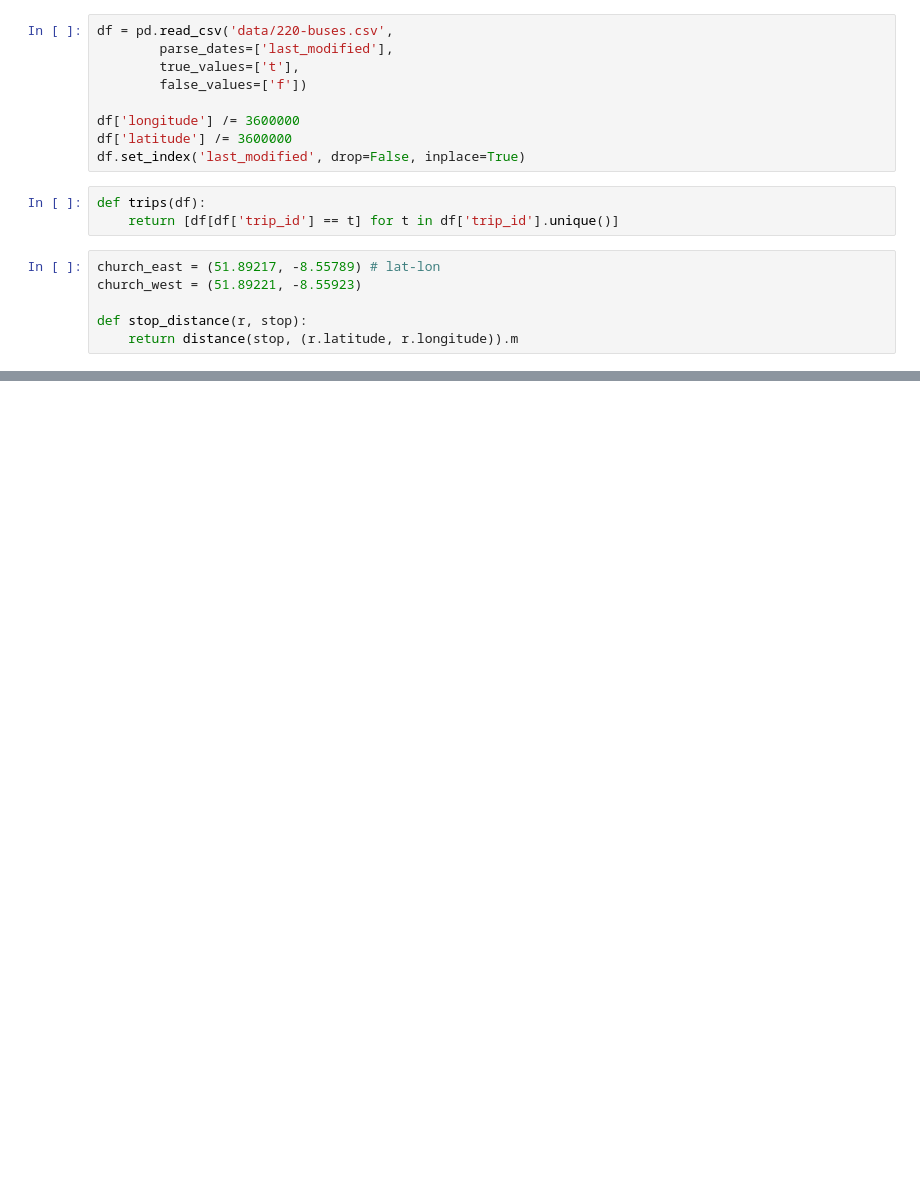
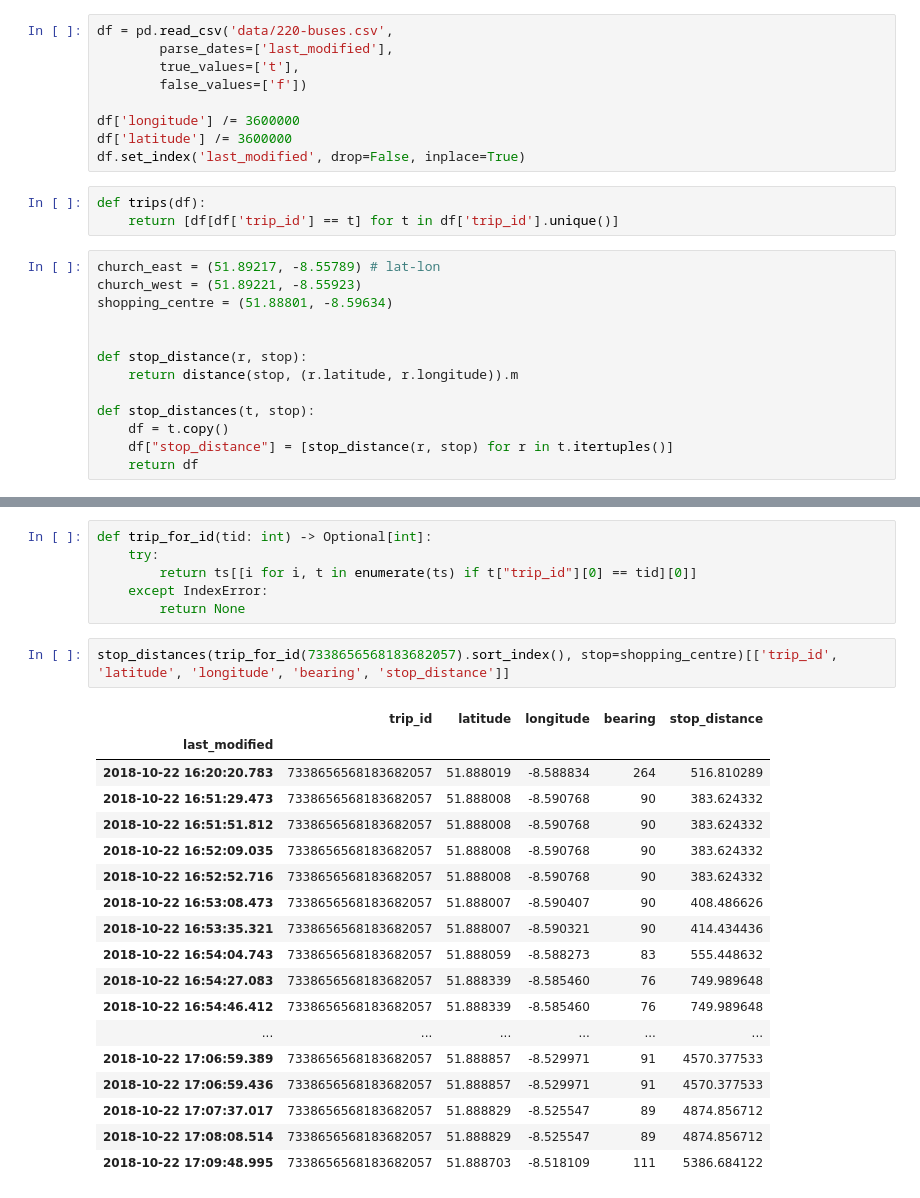
Before and after one commit to undergroundquizscene/busboy, a Jupyter notebook: ARIMA.ipynb, the cells around one changed output, grey strips where cells are left out. Saved outputs shown, nothing was run; the diff lists cells and outputs as text; blank space fills up the shorter version.

```diff
--- a/ARIMA.ipynb
+++ b/ARIMA.ipynb
@@ -27,8 +28,15 @@ def trips(df):
 # %%
 church_east = (51.89217, -8.55789) # lat-lon
 church_west = (51.89221, -8.55923)
+shopping_centre = (51.88801, -8.59634)
+
 
 def stop_distance(r, stop):
     return distance(stop, (r.latitude, r.longitude)).m
+
+def stop_distances(t, stop):
+    df = t.copy()
+    df["stop_distance"] = [stop_distance(r, stop) for r in t.itertuples()]
+    return df
 # %%
 def stop_rows(stop, trip, threshold=100):
@@ -53,0 +87,27 @@ AttributeError: 'Pandas' object has no attribute 'stop_distance'
+# %%
+def trip_for_id(tid: int) -> Optional[int]:
+    try:
+        return ts[[i for i, t in enumerate(ts) if t["trip_id"][0] == tid][0]]
+    except IndexError:
+        return None
+# %%
+stop_distances(trip_for_id(7338656568183682057).sort_index(), stop=shopping_centre)[['trip_id', 'latitude', 'longitude', 'bearing', 'stop_distance']]
+# %% [output]
+|  | trip_id | latitude | longitude | bearing | stop_distance |
+| last_modified |  |  |  |  |  |
+| 2018-10-22 16:20:20.783 | 7338656568183682057 | 51.888019 | -8.588834 | 264 | 516.810289 |
+| 2018-10-22 16:51:29.473 | 7338656568183682057 | 51.888008 | -8.590768 | 90 | 383.624332 |
+| 2018-10-22 16:51:51.812 | 7338656568183682057 | 51.888008 | -8.590768 | 90 | 383.624332 |
+| 2018-10-22 16:52:09.035 | 7338656568183682057 | 51.888008 | -8.590768 | 90 | 383.624332 |
+| 2018-10-22 16:52:52.716 | 7338656568183682057 | 51.888008 | -8.590768 | 90 | 383.624332 |
+| 2018-10-22 16:53:08.473 | 7338656568183682057 | 51.888007 | -8.590407 | 90 | 408.486626 |
+| 2018-10-22 16:53:35.321 | 7338656568183682057 | 51.888007 | -8.590321 | 90 | 414.434436 |
+| 2018-10-22 16:54:04.743 | 7338656568183682057 | 51.888059 | -8.588273 | 83 | 555.448632 |
+| 2018-10-22 16:54:27.083 | 7338656568183682057 | 51.888339 | -8.585460 | 76 | 749.989648 |
+| 2018-10-22 16:54:46.412 | 7338656568183682057 | 51.888339 | -8.585460 | 76 | 749.989648 |
+| ... | ... | ... | ... | ... | ... |
+| 2018-10-22 17:06:59.389 | 7338656568183682057 | 51.888857 | -8.529971 | 91 | 4570.377533 |
+| 2018-10-22 17:06:59.436 | 7338656568183682057 | 51.888857 | -8.529971 | 91 | 4570.377533 |
+| 2018-10-22 17:07:37.017 | 7338656568183682057 | 51.888829 | -8.525547 | 89 | 4874.856712 |
+| 2018-10-22 17:08:08.514 | 7338656568183682057 | 51.888829 | -8.525547 | 89 | 4874.856712 |
+| 2018-10-22 17:09:48.995 | 7338656568183682057 | 51.888703 | -8.518109 | 111 | 5386.684122 |
```
Also changed, not shown: parts of 5 cells of this notebook.
